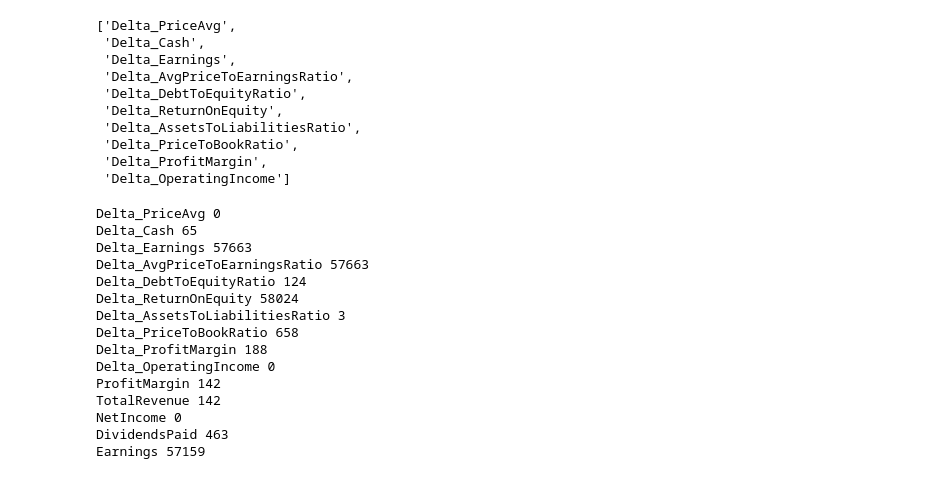
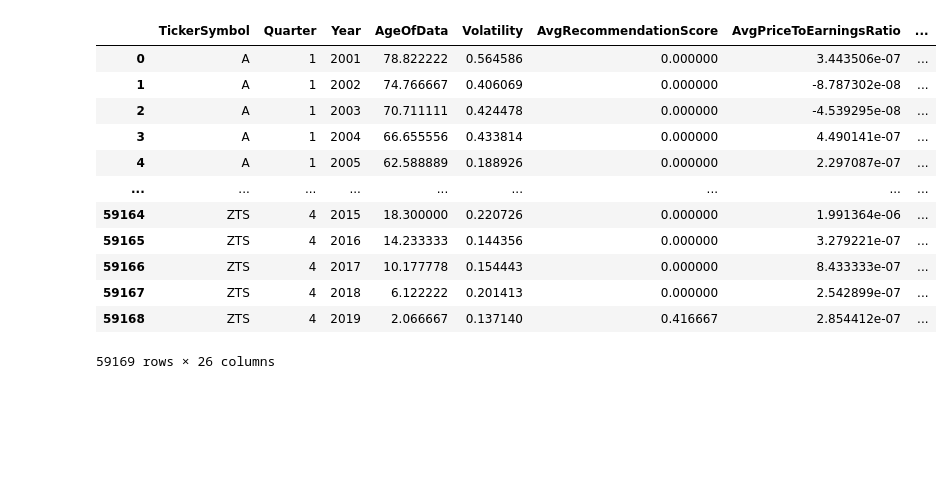
Before and after one commit to eschiff/finance_ml, a Jupyter notebook: finance_ml/notebooks/linear_model.ipynb, the cells around one changed output. Drawn from its saved outputs; the diff is of its cells as text; code cells hidden in the pictures; blank space fills up the shorter version.

```diff
--- a/finance_ml/notebooks/linear_model.ipynb
+++ b/finance_ml/notebooks/linear_model.ipynb
@@ -306,10 +311,12 @@ quarterly_df.dropna(subset=[QuarterlyColumns.DATE,
                             QuarterlyColumns.PRICE_AVG,
                             QuarterlyColumns.PRICE_HI,
                             QuarterlyColumns.PRICE_LO,
-                            QuarterlyColumns.EARNINGS],
+                            QuarterlyColumns.EARNINGS,
+                            QuarterlyColumns.MARKET_CAP],
                     inplace=True)
 quarterly_df = quarterly_df[((quarterly_df[QuarterlyColumns.REVENUE] != 0) &
                              (quarterly_df[QuarterlyColumns.EARNINGS] != 0) &
+                             (quarterly_df[QuarterlyColumns.MARKET_CAP] != 0) &
                              (~quarterly_df[QuarterlyColumns.TICKER_SYMBOL].isin(MARKET_INDICES)))]
 
 quarterly_df.set_index([QuarterlyColumns.TICKER_SYMBOL,
@@ -569,7 +564,7 @@ quarterly_df.shape
 # %%
 def get_avg_recommendation_score(row: pd.Series):
     if row[QuarterlyColumns.AVG_RECOMMENDATIONS] is None or str(row[QuarterlyColumns.AVG_RECOMMENDATIONS]) == 'nan':
-        return pd.Series([None])
+        return pd.Series([0])
 
     avg_recommendation = np.mean([float(v) for v in json.loads(row[QuarterlyColumns.AVG_RECOMMENDATIONS]).values()])
     return pd.Series([avg_recommendation])
@@ -638,37 +586,36 @@ Name: (A, 4, 2000), Length: 43, dtype: object
-# %%
-delta_col_names
-# %% [output]
-['Delta_PriceAvg',
- 'Delta_Cash',
- 'Delta_Earnings',
- 'Delta_AvgPriceToEarningsRatio',
- 'Delta_DebtToEquityRatio',
- 'Delta_ReturnOnEquity',
- 'Delta_AssetsToLiabilitiesRatio',
- 'Delta_PriceToBookRatio',
- 'Delta_ProfitMargin',
- 'Delta_OperatingIncome']
-# %%
-for col in delta_col_names + [QuarterlyColumns.PROFIT_MARGIN,
-                              QuarterlyColumns.REVENUE,
-                              QuarterlyColumns.NET_INCOME,
-                              QuarterlyColumns.DIVIDENDS,
-                              QuarterlyColumns.EARNINGS
-                ]:
-    print(f'{col} {len([i for i in quarterly_df[col] if str(i) == "nan"])}')
-# %% [output]
-Delta_PriceAvg 0
-Delta_Cash 65
-Delta_Earnings 57663
-Delta_AvgPriceToEarningsRatio 57663
-Delta_DebtToEquityRatio 124
-Delta_ReturnOnEquity 58024
-Delta_AssetsToLiabilitiesRatio 3
-Delta_PriceToBookRatio 658
-Delta_ProfitMargin 188
-Delta_OperatingIncome 0
-ProfitMargin 142
-TotalRevenue 142
-NetIncome 0
-DividendsPaid 463
-Earnings 57159
+# %%
+def get_next_quarterly_index(index: QuarterlyIndex):
+    if index[QUARTER] == 4:
+        return QuarterlyIndex(index[TICKER_SYMBOL], 1, index[YEAR] + 1)
+
+    return QuarterlyIndex(index[TICKER_SYMBOL], index[QUARTER] + 1, index[YEAR])
+
+def get_target_col_prediction(row: pd.Series, df: pd.DataFrame):
+    try:
+        next_quarter_data = df.loc[get_next_quarterly_index(row.name)]
+        return next_quarter_data[TARGET_COL_BASIS]
+    except:
+        return None
+
+# Add Y (target) to quarterly_df
+quarterly_df[TARGET_COLUMN] = quarterly_df.apply(get_target_col_prediction, axis=1, df=quarterly_df)
+# %%
+quarterly_df = quarterly_df[
+    [col for col in FEATURE_COLUMNS + CATEGORICAL_COLUMNS + [TARGET_COLUMN] if col in quarterly_df]]
+
+quarterly_df.reset_index(inplace=True)
+quarterly_df
+# %% [output]
+|  | TickerSymbol | Quarter | Year | AgeOfData | Volatility | AvgRecommendationScore | AvgPriceToEarningsRatio | ... |
+| 0 | A | 1 | 2001 | 78.822222 | 0.564586 | 0.000000 | 3.443506e-07 | ... |
+| 1 | A | 1 | 2002 | 74.766667 | 0.406069 | 0.000000 | -8.787302e-08 | ... |
+| 2 | A | 1 | 2003 | 70.711111 | 0.424478 | 0.000000 | -4.539295e-08 | ... |
+| 3 | A | 1 | 2004 | 66.655556 | 0.433814 | 0.000000 | 4.490141e-07 | ... |
+| 4 | A | 1 | 2005 | 62.588889 | 0.188926 | 0.000000 | 2.297087e-07 | ... |
+| ... | ... | ... | ... | ... | ... | ... | ... | ... |
+| 59164 | ZTS | 4 | 2015 | 18.300000 | 0.220726 | 0.000000 | 1.991364e-06 | ... |
+| 59165 | ZTS | 4 | 2016 | 14.233333 | 0.144356 | 0.000000 | 3.279221e-07 | ... |
+| 59166 | ZTS | 4 | 2017 | 10.177778 | 0.154443 | 0.000000 | 8.433333e-07 | ... |
+| 59167 | ZTS | 4 | 2018 | 6.122222 | 0.201413 | 0.000000 | 2.542899e-07 | ... |
+| 59168 | ZTS | 4 | 2019 | 2.066667 | 0.137140 | 0.416667 | 2.854412e-07 | ... |
+59169 rows × 26 columns
```
Also changed, not shown: parts of 18 cells of this notebook, 1 other file.
